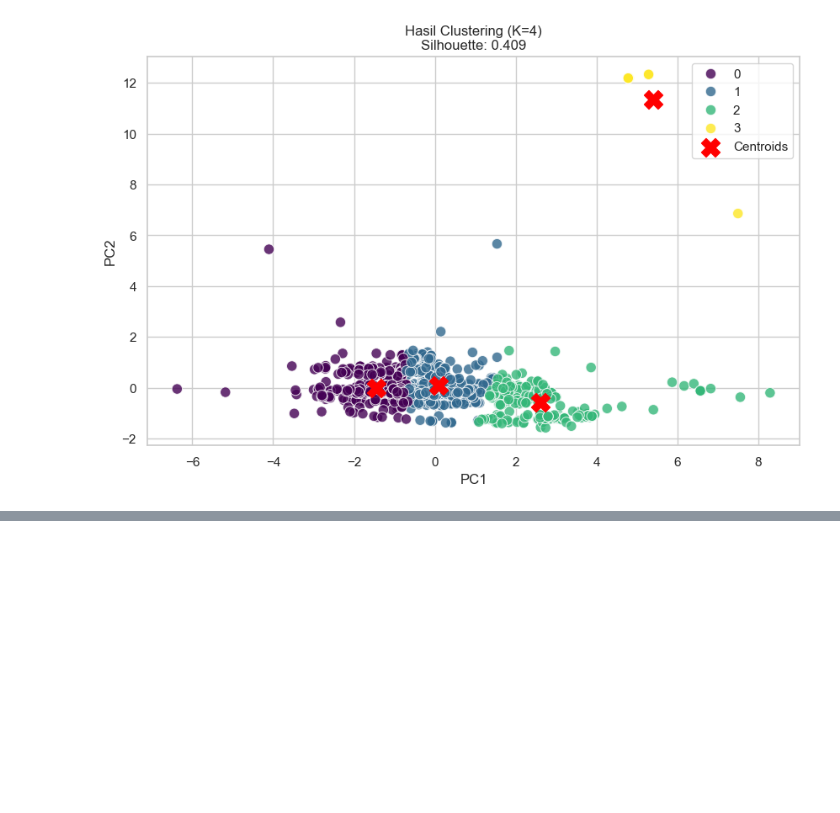
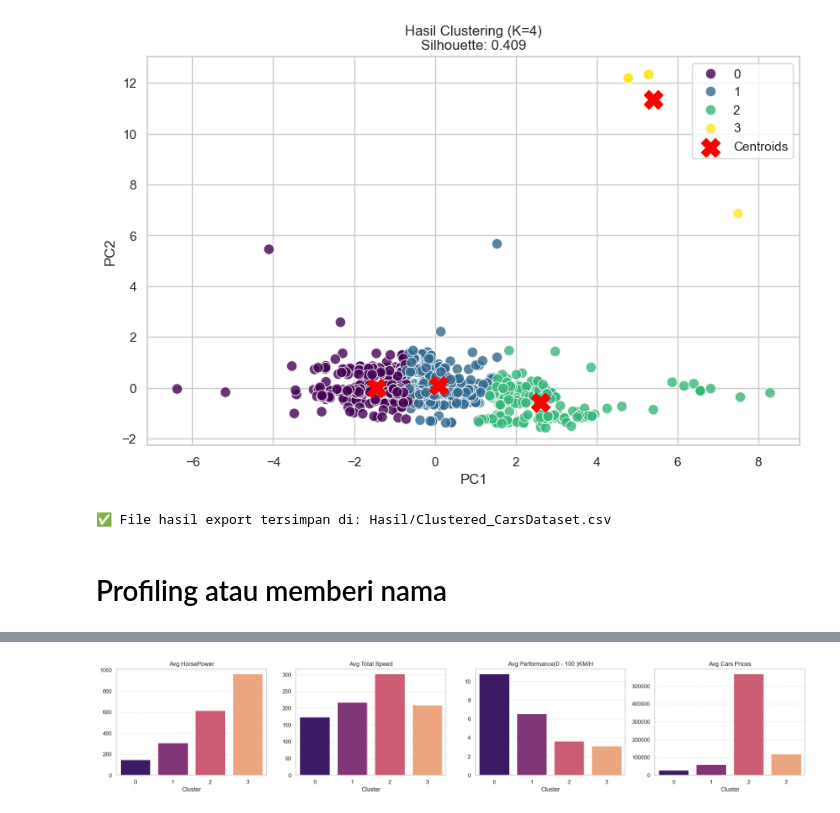
Before and after one commit to Thaaan184/PrediksiPerformaMobil, a Jupyter notebook: Labeling.ipynb, the cells around one changed output, grey strips where cells are left out. Saved outputs shown, nothing was run; the diff lists cells and outputs as text; code cells hidden in the pictures; blank space fills up the shorter version.

Commit message:
Labeling Done

```diff
--- a/Labeling.ipynb
+++ b/Labeling.ipynb
@@ -310,3 +310,80 @@ plt.show()
 # %% [output]
 📊 Silhouette Score: 0.4094 (Range -1 s/d 1, semakin dekat 1 semakin baik)
 [figure]
+# %%
+output_file = 'Hasil/Clustered_CarsDataset.csv'
+df.to_csv(output_file, index=False)
+print(f"✅ File hasil export tersimpan di: {output_file}")
+# %% [output]
+✅ File hasil export tersimpan di: Hasil/Clustered_CarsDataset.csv
+# %% [markdown]
+# Profiling atau memberi  nama
+# %%
+import textwrap
+
+# --- LOGIKA PENAMAAN SEGMEN ---
+def get_segment_name(row):
+    hp = row['HorsePower']
+    speed = row['Total Speed']
+    accel = row['Performance(0 - 100 )KM/H']
+
+    # Logika Hierarki Performa
+    if hp > 700 or speed > 330:
+        return "HYPERCAR / EXTREME TRACK TOY"
+    elif hp > 500 or (speed > 290 and accel < 4.0):
+        return "SUPERCAR / HIGH-PERFORMANCE GT"
+    elif hp > 300 or accel < 6.0:
+        return "SPORTS / PERFORMANCE LUXURY"
+    elif hp > 170:
+        return "MID-RANGE / PREMIUM DAILY"
+    else:
+        return "ECONOMY / ENTRY LEVEL"
+
+# --- AGREGASI DATA ---
+# Kelompokkan berdasarkan Cluster Label
+cluster_stats = df_clean.groupby('Cluster_Label')[initial_numeric_cols].mean()
+cluster_counts = df_clean['Cluster_Label'].value_counts().sort_index()
+
+# Tambahkan Min/Max Seats untuk info tambahan
+seats_min = df_clean.groupby('Cluster_Label')['Seats'].min()
+seats_max = df_clean.groupby('Cluster_Label')['Seats'].max()
+
+print("="*60)
+print("             PROFILING CLUSTER OTOMATIS")
+print("="*60)
+
+for label in cluster_stats.index:
+    stats = cluster_stats.loc[label]
+    count = cluster_counts[label]
+    name = get_segment_name(stats)
+
+    # Format range kursi
+    s_min, s_max = int(seats_min[label]), int(seats_max[label])
+    seat_str = f"{s_min} Seats" if s_min == s_max else f"{s_min}-{s_max} Seats"
+
+    print(f"\n🔷 CLUSTER {label} | Jumlah: {count} Unit")
+    print(f"🏷️  KATEGORI: {name}")
+    print("-" * 50)
+    print(f"   • HorsePower (Avg)  : {stats['HorsePower']:,.0f} HP")
+    print(f"   • Top Speed (Avg)   : {stats['Total Speed']:,.0f} km/h")
+    print(f"   • 0-100 km/h (Avg)  : {stats['Performance(0 - 100 )KM/H']:.2f} detik")
+    print(f"   • Torque (Avg)      : {stats['Torque']:,.0f} Nm")
+    print(f"   • Kapasitas Mesin   : {stats['CC/Battery Capacity']:,.0f}")
+    print(f"   • Kapasitas Kursi   : {seat_str}")
+    print(f"   • Kisaran Harga     : ${stats['Cars Prices']:,.2f}")
+
+# --- VISUALISASI PERBANDINGAN ---
+cols_plot = ['HorsePower', 'Total Speed', 'Performance(0 - 100 )KM/H', 'Cars Prices']
+plt.figure(figsize=(20, 4))
+
+for i, col in enumerate(cols_plot):
+    plt.subplot(1, 4, i+1)
+    sns.barplot(x=cluster_stats.index, y=cluster_stats[col], palette='magma')
+    plt.title(f'Avg {col}')
+    plt.xlabel('Cluster')
+    plt.ylabel('')
+    plt.grid(axis='y', linestyle='--', alpha=0.5)
+
+plt.tight_layout()
+plt.show()
+# %% [output]
@@ -312,0 +407 @@ plt.show()
+[figure, added]
```
Also changed, not shown: parts of 1 cell of this notebook, 2 other files.
